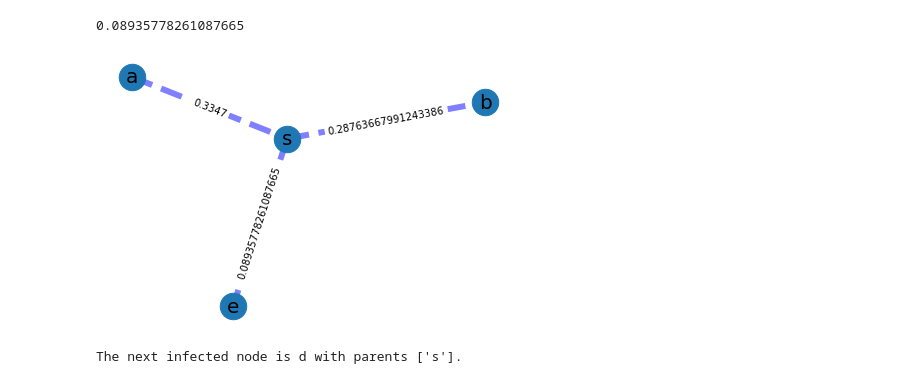
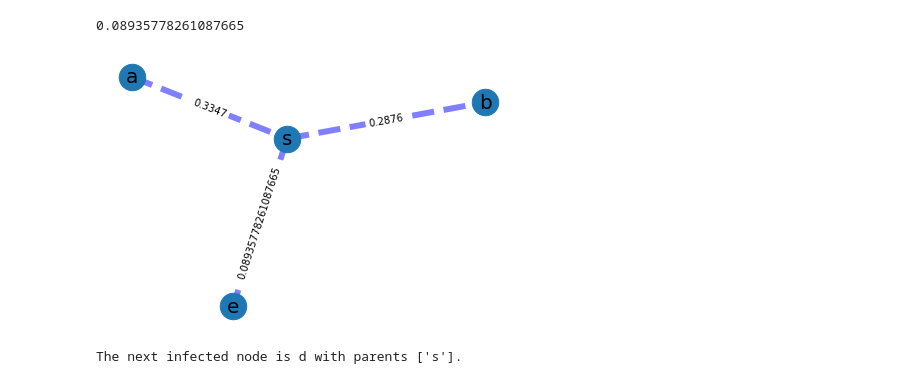
Before and after one commit to BadChromium/random_spreading, a Jupyter notebook: Copy_of_GGT_for_General_Graph.ipynb, the cells around one changed output. Drawn from its saved outputs; the diff is of its cells as text; code cells hidden in the pictures.

```diff
--- a/Copy_of_GGT_for_General_Graph.ipynb
+++ b/Copy_of_GGT_for_General_Graph.ipynb
@@ -238,7 +238,7 @@ print(lambda_sb_1)
 0.28763667991243386
 # %%
 I.append(next_node)
-T.add_edge('s', next_node, weight=lambda_sb_1)
+T.add_edge('s', next_node, weight=round(lambda_sb_1, 4))
 
 draw_graph(T)
 # %% [output]
@@ -281,11 +281,11 @@ print(lambda_se_1)
 0.08935778261087665
 # %%
 I.append(j)
-T.add_edge('s', j, weight=lambda_se_1)
+T.add_edge('s', j, weight=round(lambda_se_1, 4))
 
 draw_graph(T)
 # %% [output]
-[figure, old version]
+[figure, new version]
 # %%
 next_node1 = find_next_child(G, I)
 print(f'The next infected node is {next_node1} with parents {find_parents(next_node1, G)}.')
```
Also changed, not shown: parts of 6 cells of this notebook, 5 other files.
